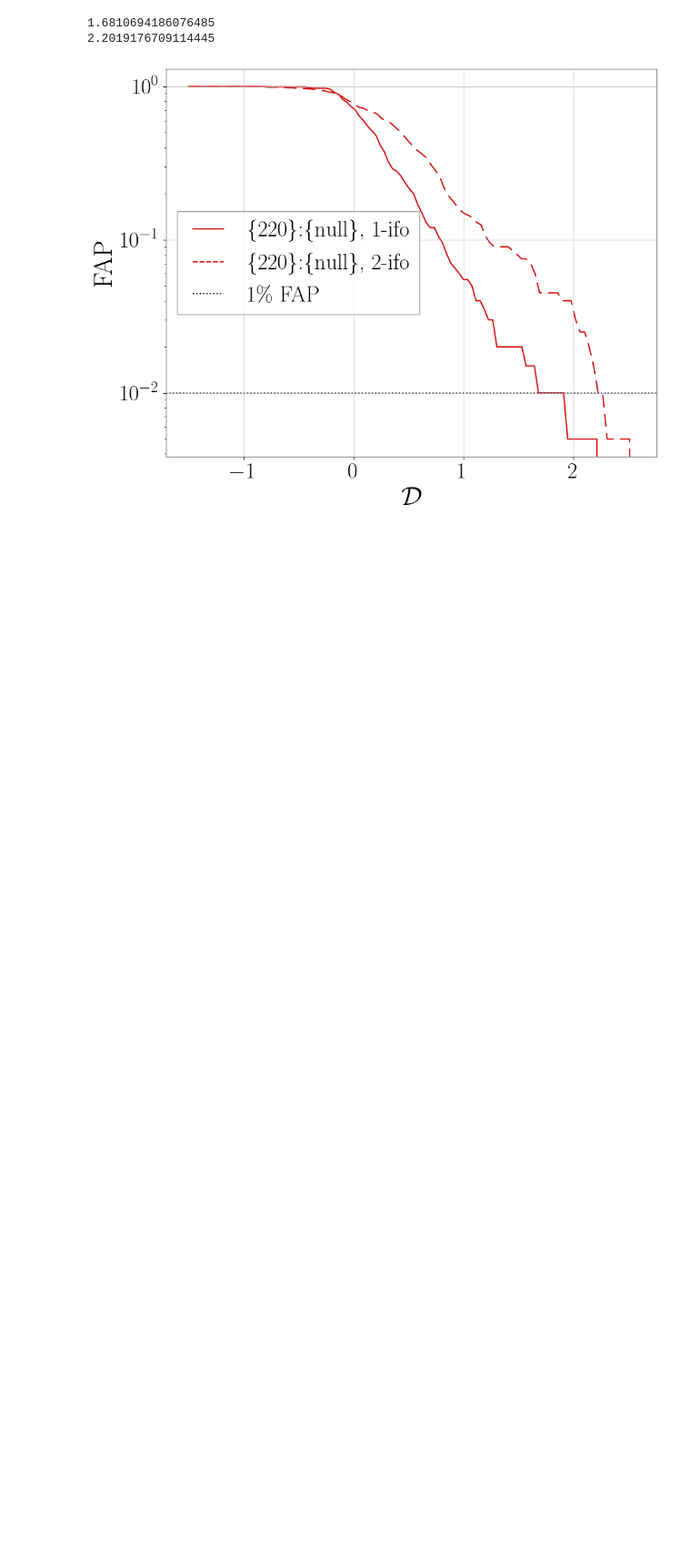
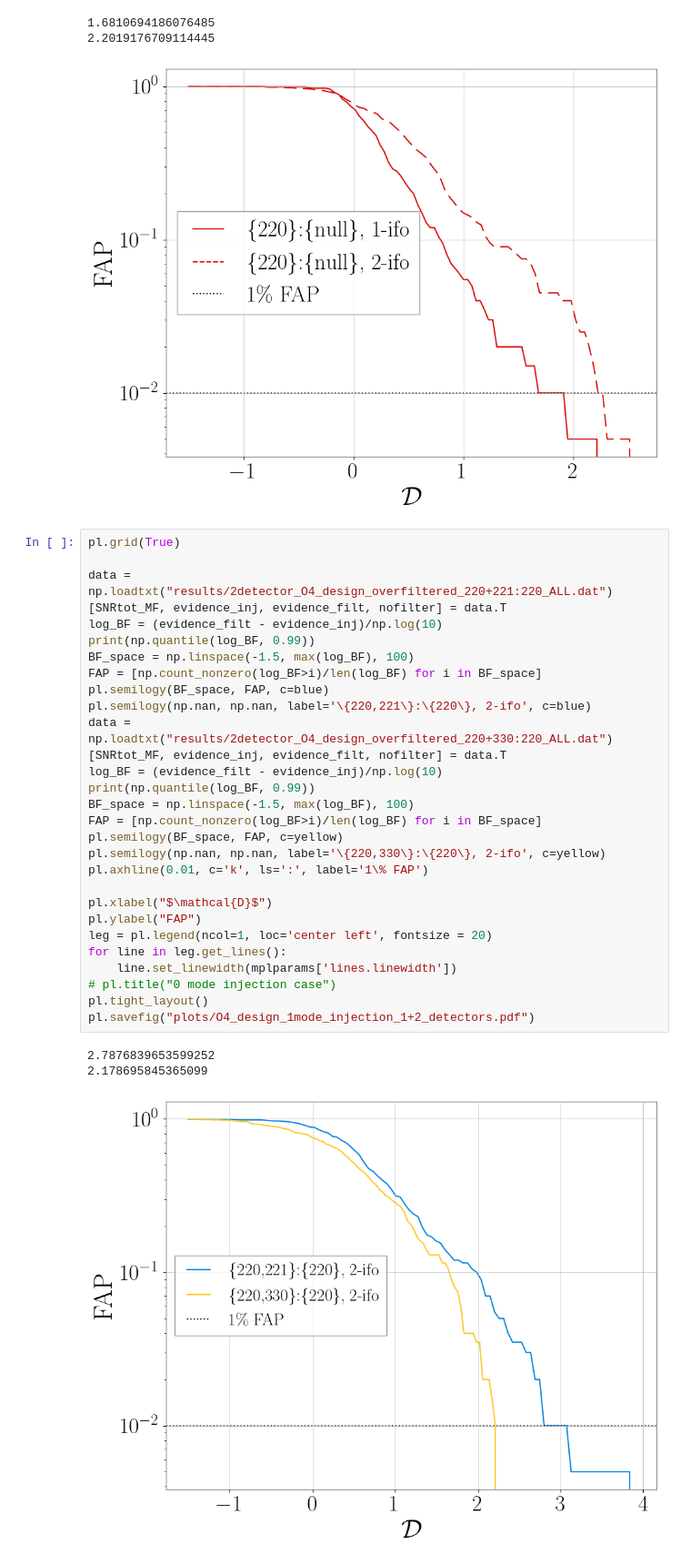
Before and after one commit to Lu-Neil/qnm_filter, a Jupyter notebook: code_demo/paper_plots/bg_thresh_viewResults.ipynb, the cells around one changed output. Shown at 91% size. Saved outputs shown, nothing was run; the diff lists cells and outputs as text; blank space fills up the shorter version.

```diff
--- a/code_demo/paper_plots/bg_thresh_viewResults.ipynb
+++ b/code_demo/paper_plots/bg_thresh_viewResults.ipynb
@@ -67,6 +67,39 @@ pl.savefig("plots/O4_design_0mode_injection_1+2_detectors.pdf")
 1.6810694186076485
 2.2019176709114445
 [figure]
+# %%
+pl.grid(True)
+
+data = np.loadtxt("results/2detector_O4_design_overfiltered_220+221:220_ALL.dat")
+[SNRtot_MF, evidence_inj, evidence_filt, nofilter] = data.T
+log_BF = (evidence_filt - evidence_inj)/np.log(10)
+print(np.quantile(log_BF, 0.99))
+BF_space = np.linspace(-1.5, max(log_BF), 100)
+FAP = [np.count_nonzero(log_BF>i)/len(log_BF) for i in BF_space]
+pl.semilogy(BF_space, FAP, c=blue)
+pl.semilogy(np.nan, np.nan, label='\{220,221\}:\{220\}, 2-ifo', c=blue)
+data = np.loadtxt("results/2detector_O4_design_overfiltered_220+330:220_ALL.dat")
+[SNRtot_MF, evidence_inj, evidence_filt, nofilter] = data.T
+log_BF = (evidence_filt - evidence_inj)/np.log(10)
+print(np.quantile(log_BF, 0.99))
+BF_space = np.linspace(-1.5, max(log_BF), 100)
+FAP = [np.count_nonzero(log_BF>i)/len(log_BF) for i in BF_space]
+pl.semilogy(BF_space, FAP, c=yellow)
+pl.semilogy(np.nan, np.nan, label='\{220,330\}:\{220\}, 2-ifo', c=yellow)
+pl.axhline(0.01, c='k', ls=':', label='1\% FAP')
+
+pl.xlabel("$\mathcal{D}$")
+pl.ylabel("FAP")
+leg = pl.legend(ncol=1, loc='center left', fontsize = 20)
+for line in leg.get_lines():
+    line.set_linewidth(mplparams['lines.linewidth'])
+# pl.title("0 mode injection case")
+pl.tight_layout()
+pl.savefig("plots/O4_design_1mode_injection_1+2_detectors.pdf")
+# %% [output]
+2.7876839653599252
+2.178695845365099
+[figure, added]
 # %%
 pl.grid(True)
 data = np.loadtxt("results/O4_design_overfiltered_220+221:220_ALL.dat")
```
Also changed, not shown: 5 other files.
